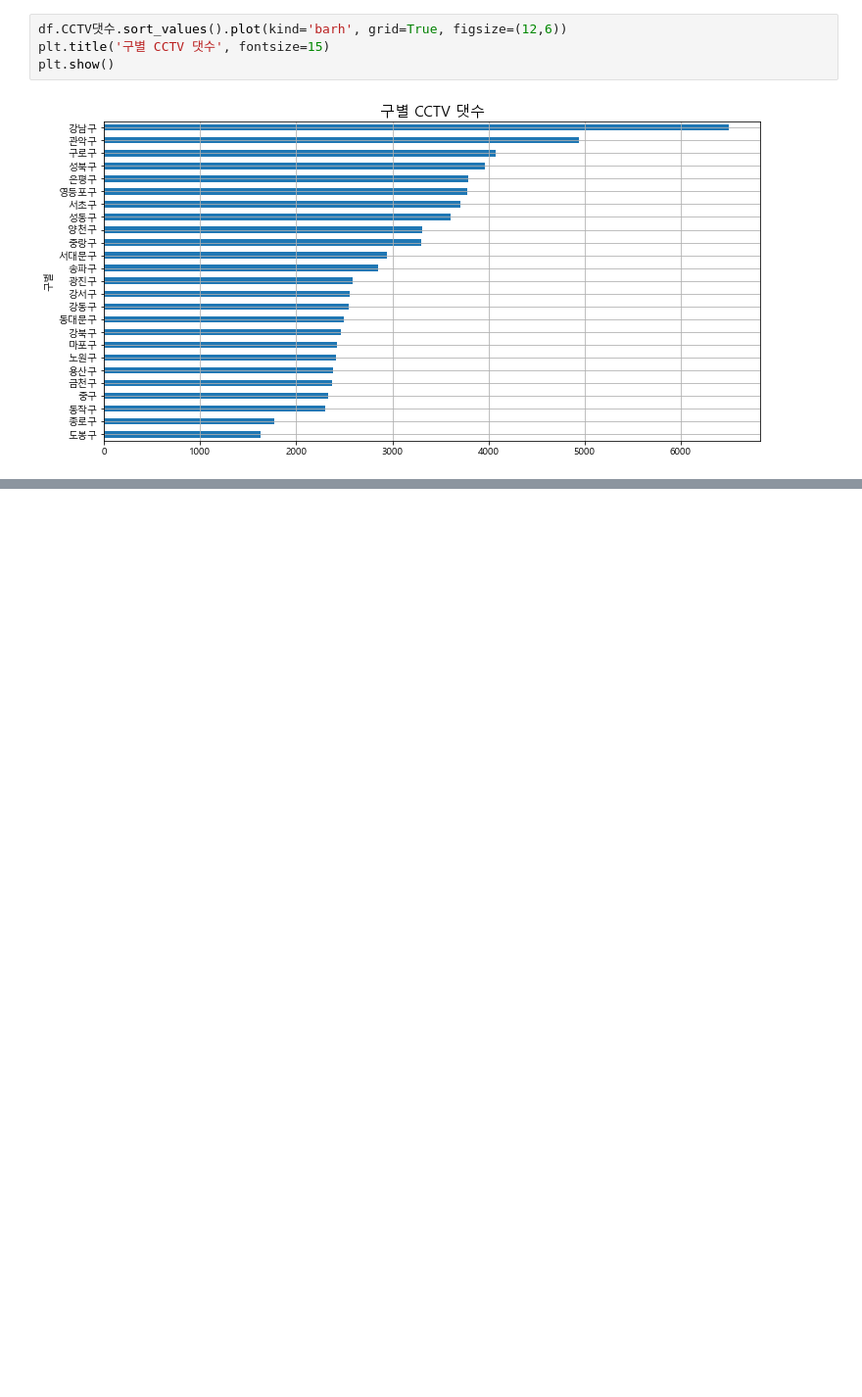
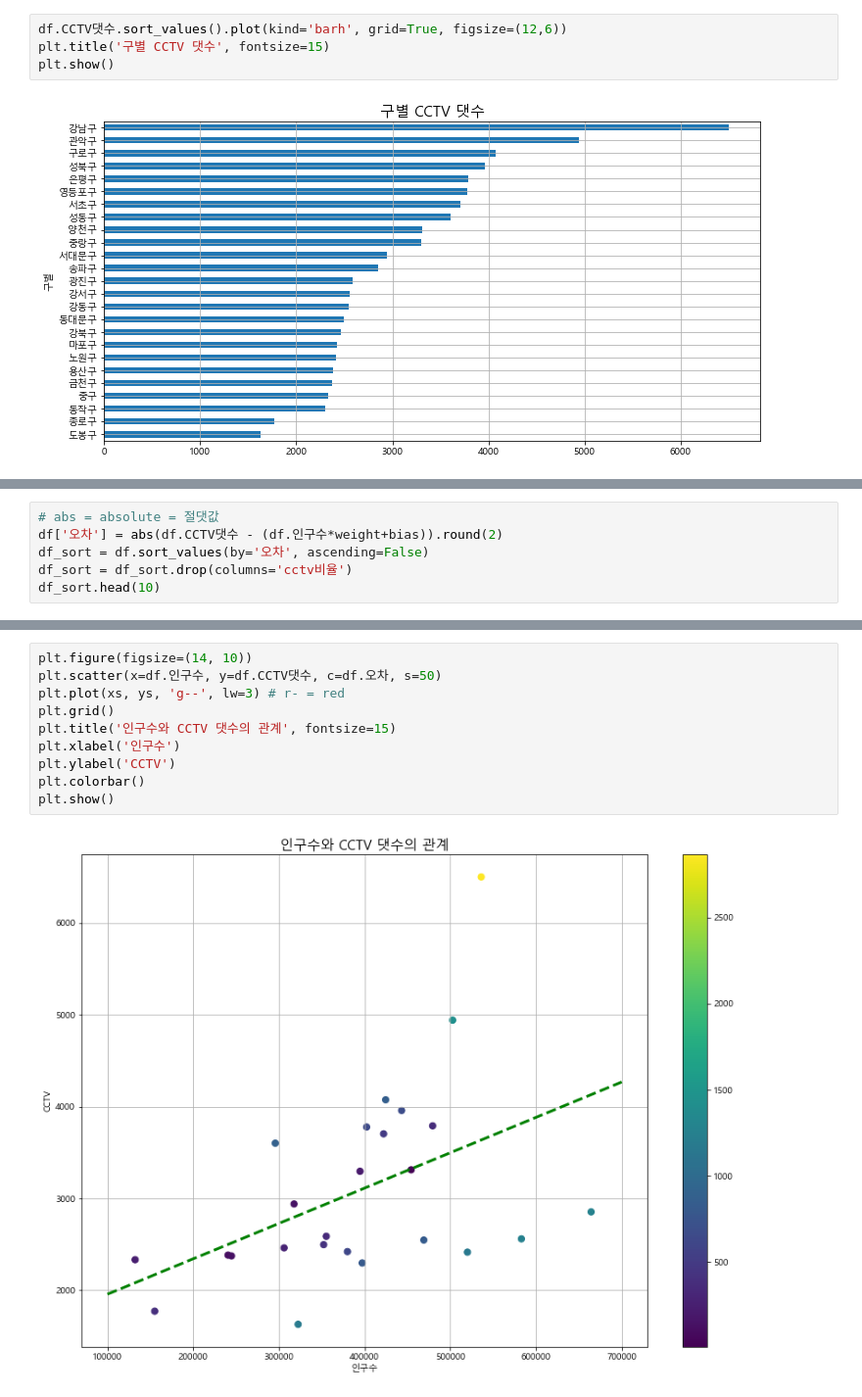
Before and after one commit to 1unasy/MachineLearning-2021-12, a Jupyter notebook: 00.데이터분석/21.서울시데이터_분석및시각화.ipynb, the cells around one changed output, grey strips where cells are left out. Shown: that part at 98% size. Saved outputs shown, nothing was run; the diff lists cells and outputs as text; blank space fills up the shorter version.

```diff
--- a/00.데이터분석/21.서울시데이터_분석및시각화.ipynb
+++ b/00.데이터분석/21.서울시데이터_분석및시각화.ipynb
@@ -61,0 +112,6 @@ plt.show()
+# %%
+# abs = absolute = 절댓값
+df['오차'] = abs(df.CCTV댓수 - (df.인구수*weight+bias)).round(2)
+df_sort = df.sort_values(by='오차', ascending=False)
+df_sort = df_sort.drop(columns='cctv비율')
+df_sort.head(10)
@@ -61,0 +131,12 @@ plt.show()
+# %%
+plt.figure(figsize=(14, 10))
+plt.scatter(x=df.인구수, y=df.CCTV댓수, c=df.오차, s=50)
+plt.plot(xs, ys, 'g--', lw=3) # r- = red
+plt.grid()
+plt.title('인구수와 CCTV 댓수의 관계', fontsize=15)
+plt.xlabel('인구수')
+plt.ylabel('CCTV')
+plt.colorbar()
+plt.show()
+# %% [output]
+[figure, added]
```
Also changed, not shown: parts of 13 cells of this notebook.
